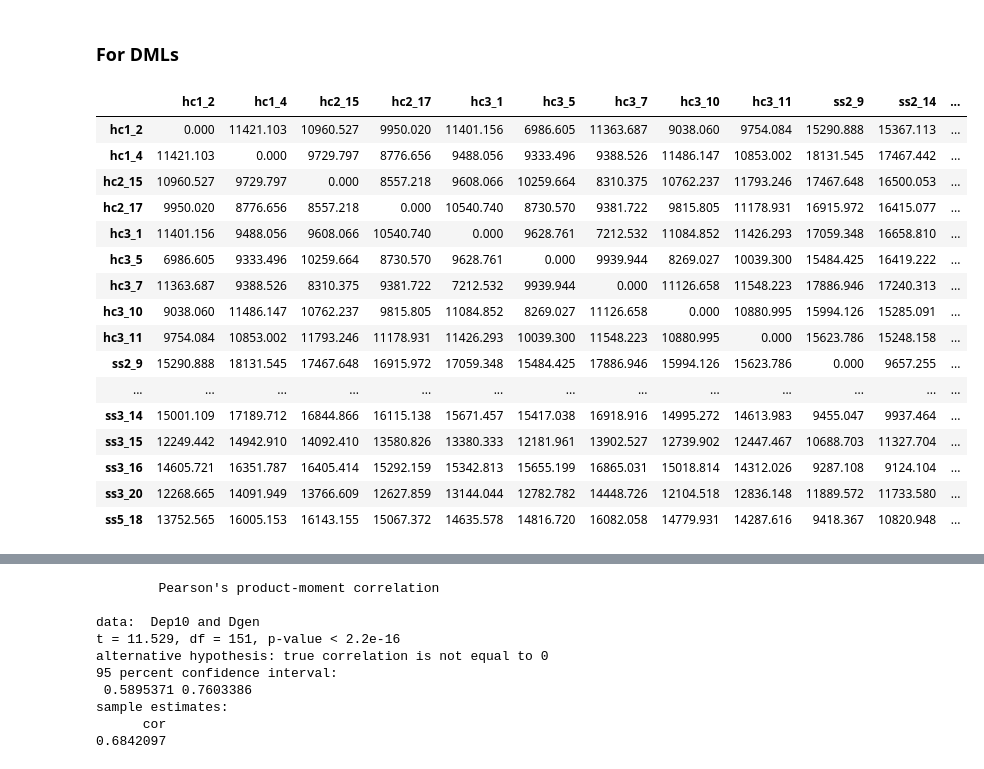
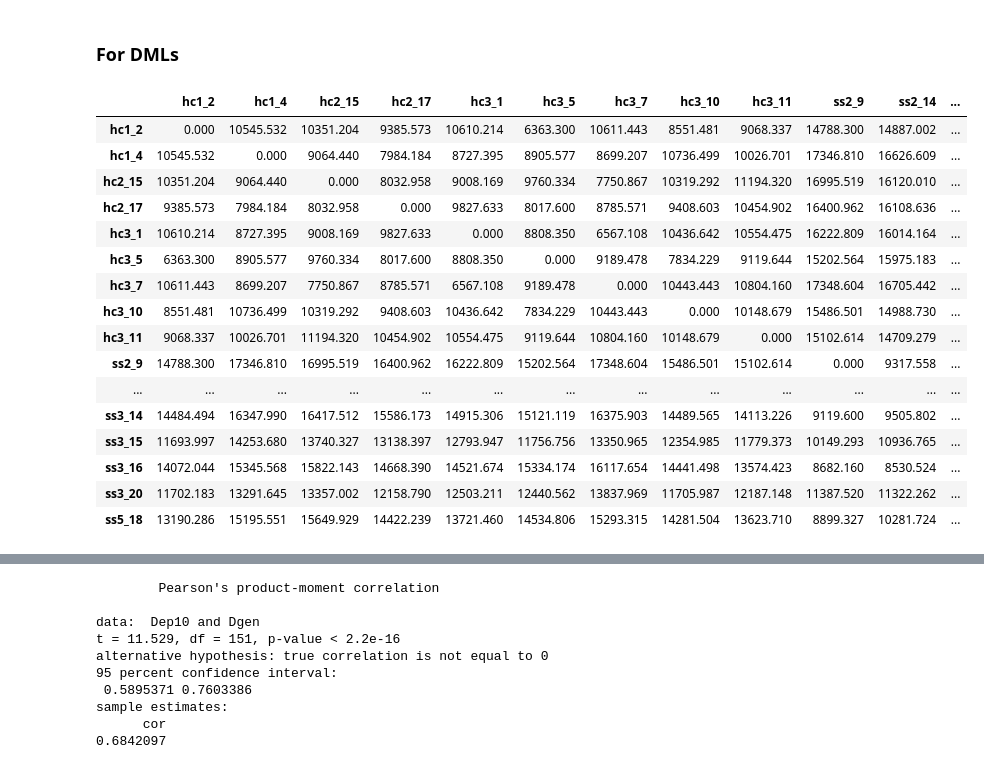
Before and after one commit to sr320/paper-oly-mbdbs-gen, a Jupyter notebook: code/MBD_samples_genetic_analysisHCSS.ipynb, the cells around one changed output, grey strips where cells are left out. Cells and saved outputs as stored; diff of their text form; code cells hidden in the pictures.

```diff
--- a/code/MBD_samples_genetic_analysisHCSS.ipynb
+++ b/code/MBD_samples_genetic_analysisHCSS.ipynb
@@ -132,32 +136,32 @@ sample estimates:
 # %%
 #read in epigenetic Manhattan distance, 10 coverage
 library(spaa)
-ep10 <-read.csv("../../paper-oly-mbdbs-gen/analyses/dist.manhat.DMLs.csv",header = T)
+ep10 <-read.csv("../../paper-oly-mbdbs-gen/analyses/methylation-filtered/dist.manhat.DMLs.csv",header = T)
 ep10 <- ep10[,c("SampNum.row","SampNum.col","dist.manh")]
 ep10 <- as.matrix(list2dist(ep10))
 mbdorder = c("hc1_2","hc1_4","hc2_15","hc2_17","hc3_1","hc3_5","hc3_7","hc3_10","hc3_11",
         "ss2_9","ss2_14","ss2_18","ss3_3","ss3_14","ss3_15","ss3_16","ss3_20","ss5_18")
 ep10 <- ep10[mbdorder, mbdorder]
 ep10
 Dep10 <- as.dist(ep10)
 # %% [output]
 |  | hc1_2 | hc1_4 | hc2_15 | hc2_17 | hc3_1 | hc3_5 | hc3_7 | hc3_10 | hc3_11 | ss2_9 | ss2_14 | ... |
-| hc1_2 | 0.000 | 11421.103 | 10960.527 | 9950.020 | 11401.156 | 6986.605 | 11363.687 | 9038.060 | 9754.084 | 15290.888 | 15367.113 | ... |
-| hc1_4 | 11421.103 | 0.000 | 9729.797 | 8776.656 | 9488.056 | 9333.496 | 9388.526 | 11486.147 | 10853.002 | 18131.545 | 17467.442 | ... |
-| hc2_15 | 10960.527 | 9729.797 | 0.000 | 8557.218 | 9608.066 | 10259.664 | 8310.375 | 10762.237 | 11793.246 | 17467.648 | 16500.053 | ... |
-| hc2_17 | 9950.020 | 8776.656 | 8557.218 | 0.000 | 10540.740 | 8730.570 | 9381.722 | 9815.805 | 11178.931 | 16915.972 | 16415.077 | ... |
-| hc3_1 | 11401.156 | 9488.056 | 9608.066 | 10540.740 | 0.000 | 9628.761 | 7212.532 | 11084.852 | 11426.293 | 17059.348 | 16658.810 | ... |
-| hc3_5 | 6986.605 | 9333.496 | 10259.664 | 8730.570 | 9628.761 | 0.000 | 9939.944 | 8269.027 | 10039.300 | 15484.425 | 16419.222 | ... |
-| hc3_7 | 11363.687 | 9388.526 | 8310.375 | 9381.722 | 7212.532 | 9939.944 | 0.000 | 11126.658 | 11548.223 | 17886.946 | 17240.313 | ... |
-| hc3_10 | 9038.060 | 11486.147 | 10762.237 | 9815.805 | 11084.852 | 8269.027 | 11126.658 | 0.000 | 10880.995 | 15994.126 | 15285.091 | ... |
-| hc3_11 | 9754.084 | 10853.002 | 11793.246 | 11178.931 | 11426.293 | 10039.300 | 11548.223 | 10880.995 | 0.000 | 15623.786 | 15248.158 | ... |
-| ss2_9 | 15290.888 | 18131.545 | 17467.648 | 16915.972 | 17059.348 | 15484.425 | 17886.946 | 15994.126 | 15623.786 | 0.000 | 9657.255 | ... |
+| hc1_2 | 0.000 | 10545.532 | 10351.204 | 9385.573 | 10610.214 | 6363.300 | 10611.443 | 8551.481 | 9068.337 | 14788.300 | 14887.002 | ... |
+| hc1_4 | 10545.532 | 0.000 | 9064.440 | 7984.184 | 8727.395 | 8905.577 | 8699.207 | 10736.499 | 10026.701 | 17346.810 | 16626.609 | ... |
+| hc2_15 | 10351.204 | 9064.440 | 0.000 | 8032.958 | 9008.169 | 9760.334 | 7750.867 | 10319.292 | 11194.320 | 16995.519 | 16120.010 | ... |
+| hc2_17 | 9385.573 | 7984.184 | 8032.958 | 0.000 | 9827.633 | 8017.600 | 8785.571 | 9408.603 | 10454.902 | 16400.962 | 16108.636 | ... |
+| hc3_1 | 10610.214 | 8727.395 | 9008.169 | 9827.633 | 0.000 | 8808.350 | 6567.108 | 10436.642 | 10554.475 | 16222.809 | 16014.164 | ... |
+| hc3_5 | 6363.300 | 8905.577 | 9760.334 | 8017.600 | 8808.350 | 0.000 | 9189.478 | 7834.229 | 9119.644 | 15202.564 | 15975.183 | ... |
+| hc3_7 | 10611.443 | 8699.207 | 7750.867 | 8785.571 | 6567.108 | 9189.478 | 0.000 | 10443.443 | 10804.160 | 17348.604 | 16705.442 | ... |
+| hc3_10 | 8551.481 | 10736.499 | 10319.292 | 9408.603 | 10436.642 | 7834.229 | 10443.443 | 0.000 | 10148.679 | 15486.501 | 14988.730 | ... |
+| hc3_11 | 9068.337 | 10026.701 | 11194.320 | 10454.902 | 10554.475 | 9119.644 | 10804.160 | 10148.679 | 0.000 | 15102.614 | 14709.279 | ... |
+| ss2_9 | 14788.300 | 17346.810 | 16995.519 | 16400.962 | 16222.809 | 15202.564 | 17348.604 | 15486.501 | 15102.614 | 0.000 | 9317.558 | ... |
 | ... | ... | ... | ... | ... | ... | ... | ... | ... | ... | ... | ... | ... |
-| ss3_14 | 15001.109 | 17189.712 | 16844.866 | 16115.138 | 15671.457 | 15417.038 | 16918.916 | 14995.272 | 14613.983 | 9455.047 | 9937.464 | ... |
-| ss3_15 | 12249.442 | 14942.910 | 14092.410 | 13580.826 | 13380.333 | 12181.961 | 13902.527 | 12739.902 | 12447.467 | 10688.703 | 11327.704 | ... |
-| ss3_16 | 14605.721 | 16351.787 | 16405.414 | 15292.159 | 15342.813 | 15655.199 | 16865.031 | 15018.814 | 14312.026 | 9287.108 | 9124.104 | ... |
-| ss3_20 | 12268.665 | 14091.949 | 13766.609 | 12627.859 | 13144.044 | 12782.782 | 14448.726 | 12104.518 | 12836.148 | 11889.572 | 11733.580 | ... |
-| ss5_18 | 13752.565 | 16005.153 | 16143.155 | 15067.372 | 14635.578 | 14816.720 | 16082.058 | 14779.931 | 14287.616 | 9418.367 | 10820.948 | ... |
+| ss3_14 | 14484.494 | 16347.990 | 16417.512 | 15586.173 | 14915.306 | 15121.119 | 16375.903 | 14489.565 | 14113.226 | 9119.600 | 9505.802 | ... |
+| ss3_15 | 11693.997 | 14253.680 | 13740.327 | 13138.397 | 12793.947 | 11756.756 | 13350.965 | 12354.985 | 11779.373 | 10149.293 | 10936.765 | ... |
+| ss3_16 | 14072.044 | 15345.568 | 15822.143 | 14668.390 | 14521.674 | 15334.174 | 16117.654 | 14441.498 | 13574.423 | 8682.160 | 8530.524 | ... |
+| ss3_20 | 11702.183 | 13291.645 | 13357.002 | 12158.790 | 12503.211 | 12440.562 | 13837.969 | 11705.987 | 12187.148 | 11387.520 | 11322.262 | ... |
+| ss5_18 | 13190.286 | 15195.551 | 15649.929 | 14422.239 | 13721.460 | 14534.806 | 15293.315 | 14281.504 | 13623.710 | 8899.327 | 10281.724 | ... |
 # %%
 #library(MASS)
 #dens <- kde2d(Dgeo,DgenN, n=300)
```
Also changed, not shown: parts of 31 cells of this notebook.
